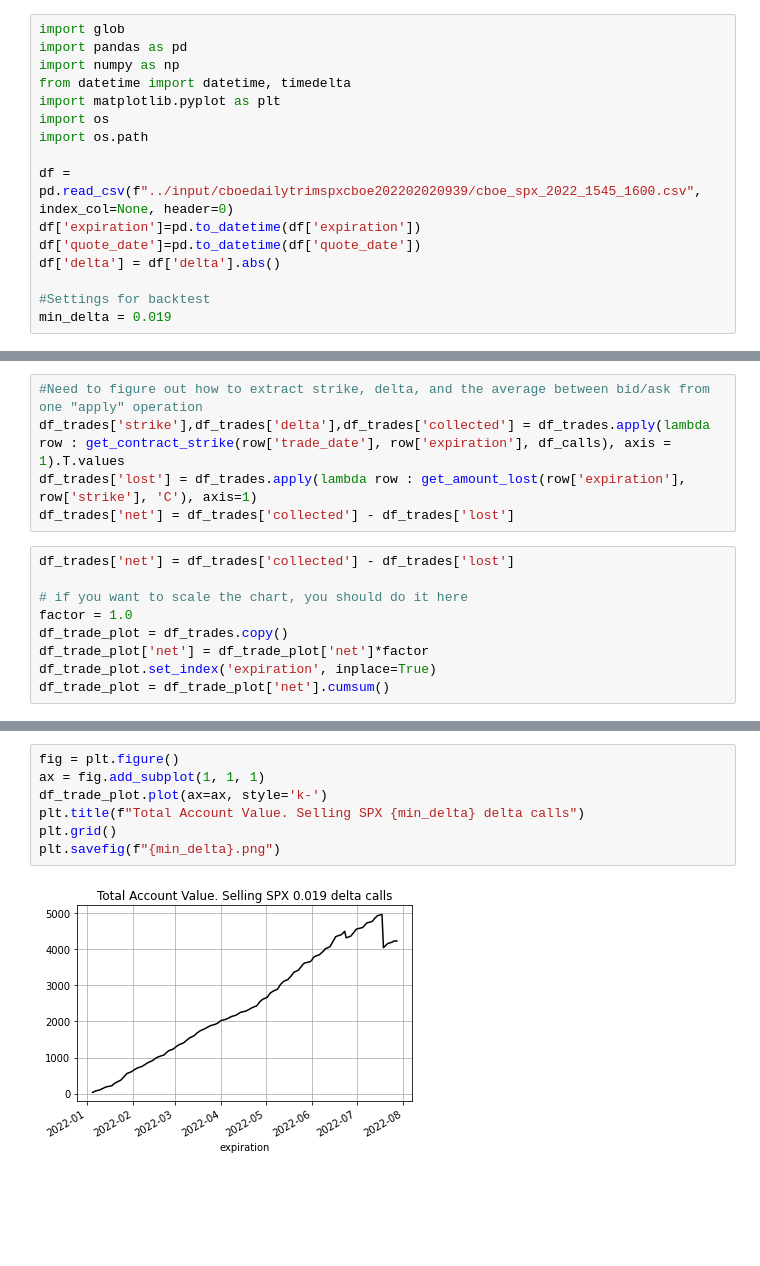
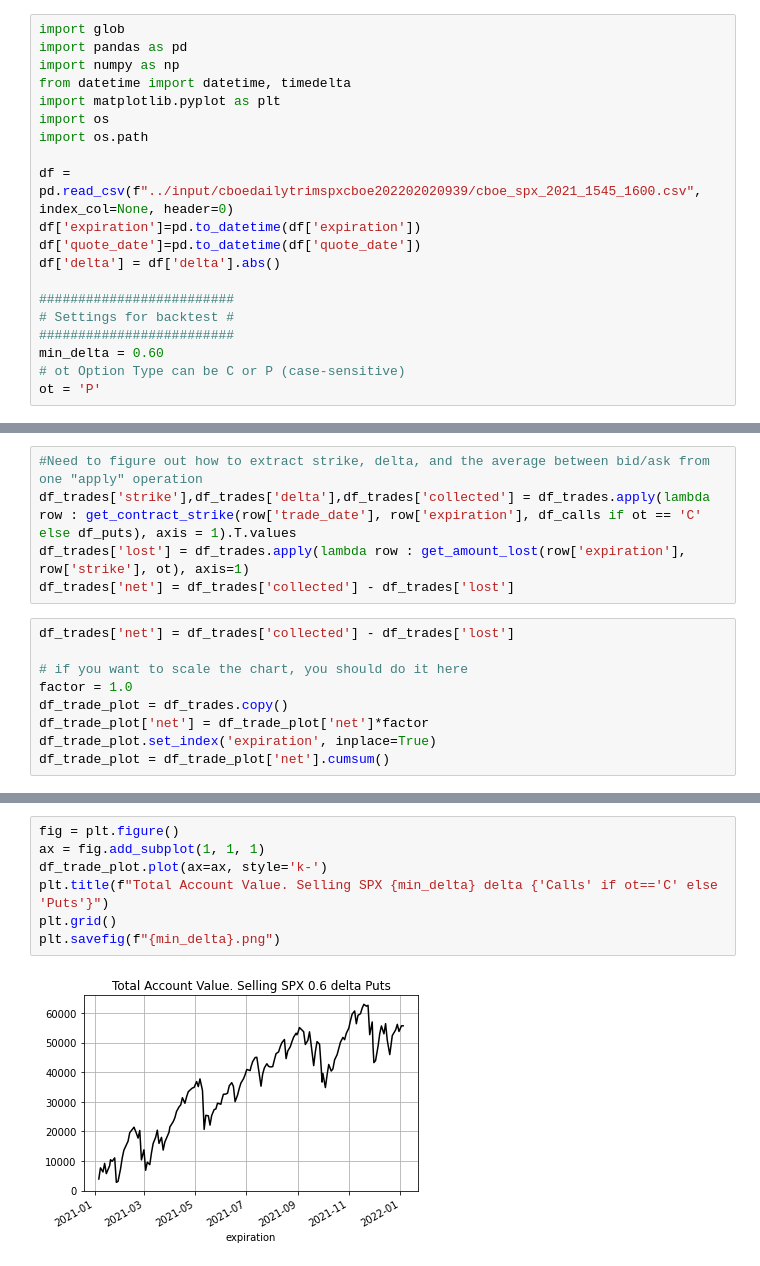
Before and after one commit to jcurtiswebb/SPXoptions-put-backtesting, a Jupyter notebook: spx-put-selling-analysis.ipynb, the cells around one changed output, grey strips where cells are left out. Drawn from its saved outputs; the diff is of its cells as text; blank space fills up the shorter version.

Commit message:
Kaggle Notebook | SPX Put Selling Analysis | Version 7

```diff
--- a/spx-put-selling-analysis.ipynb
+++ b/spx-put-selling-analysis.ipynb
@@ -7,13 +7,17 @@ import matplotlib.pyplot as plt
 import os
 import os.path
 
-df = pd.read_csv(f"../input/cboedailytrimspxcboe202202020939/cboe_spx_2022_1545_1600.csv", index_col=None, header=0)
+df = pd.read_csv(f"../input/cboedailytrimspxcboe202202020939/cboe_spx_2021_1545_1600.csv", index_col=None, header=0)
 df['expiration']=pd.to_datetime(df['expiration'])
 df['quote_date']=pd.to_datetime(df['quote_date'])
 df['delta'] = df['delta'].abs()
 
-#Settings for backtest
-min_delta = 0.019
+#########################
+# Settings for backtest #
+#########################
+min_delta = 0.60
+# ot Option Type can be C or P (case-sensitive)
+ot = 'P'
 # %%
 df_trades = pd.DataFrame(df['expiration'].unique())
 df_trades.rename({0: "expiration"}, axis='columns', inplace=True)
@@ -75,8 +79,8 @@ def get_amount_lost(contract_date, strike, option_type):
     return 0
 # %%
 #Need to figure out how to extract strike, delta, and the average between bid/ask from one "apply" operation
-df_trades['strike'],df_trades['delta'],df_trades['collected'] = df_trades.apply(lambda row : get_contract_strike(row['trade_date'], row['expiration'], df_calls), axis = 1).T.values
-df_trades['lost'] = df_trades.apply(lambda row : get_amount_lost(row['expiration'], row['strike'], 'C'), axis=1)
+df_trades['strike'],df_trades['delta'],df_trades['collected'] = df_trades.apply(lambda row : get_contract_strike(row['trade_date'], row['expiration'], df_calls if ot == 'C' else df_puts), axis = 1).T.values
+df_trades['lost'] = df_trades.apply(lambda row : get_amount_lost(row['expiration'], row['strike'], ot), axis=1)
 df_trades['net'] = df_trades['collected'] - df_trades['lost']
 # %%
 df_trades['net'] = df_trades['collected'] - df_trades['lost']
@@ -110,9 +114,9 @@ df_trades.tail(40)
 # %%
 fig = plt.figure()
 ax = fig.add_subplot(1, 1, 1)
 df_trade_plot.plot(ax=ax, style='k-')
-plt.title(f"Total Account Value. Selling SPX {min_delta} delta calls")
+plt.title(f"Total Account Value. Selling SPX {min_delta} delta {'Calls' if ot=='C' else 'Puts'}")
 plt.grid()
 plt.savefig(f"{min_delta}.png")
 # %% [output]
-[figure, old version]
+[figure, new version]
```
Also changed, not shown: parts of 3 cells of this notebook.
